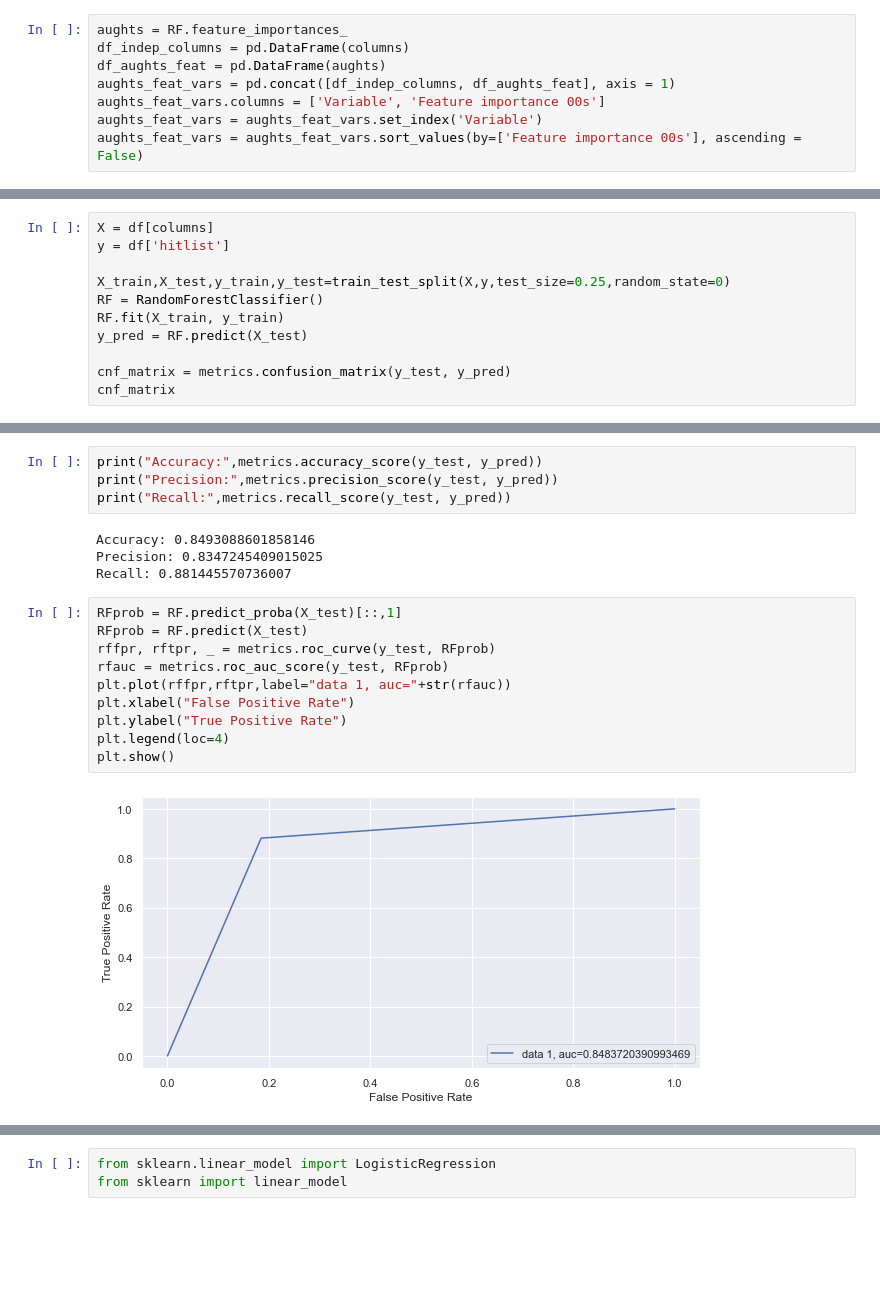
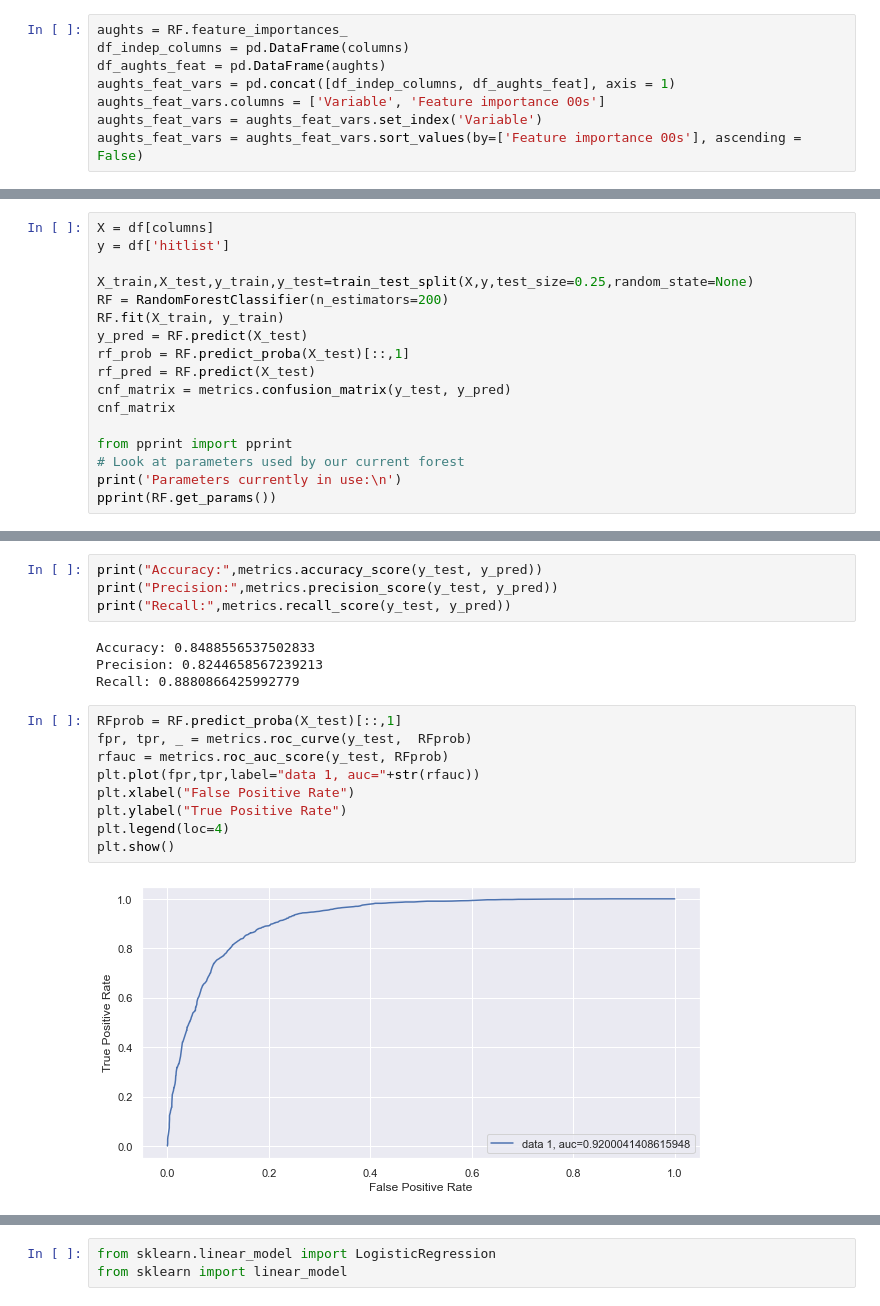
Before and after one commit to gabriellenicole/spotify-hitlist, a Jupyter notebook: IE0005_MiniProject_SpotifyHitPredictor.ipynb, the cells around one changed output, grey strips where cells are left out. Drawn from its saved outputs; the diff is of its cells as text; blank space fills up the shorter version.

```diff
--- a/IE0005_MiniProject_SpotifyHitPredictor.ipynb
+++ b/IE0005_MiniProject_SpotifyHitPredictor.ipynb
@@ -968,11 +976,17 @@ Recall: 0.8783783783783784
 X = df[columns]
 y = df['hitlist']
 
-X_train,X_test,y_train,y_test=train_test_split(X,y,test_size=0.25,random_state=0)
-RF = RandomForestClassifier()
+X_train,X_test,y_train,y_test=train_test_split(X,y,test_size=0.25,random_state=None)
+RF = RandomForestClassifier(n_estimators=200)
 RF.fit(X_train, y_train)
 y_pred = RF.predict(X_test)
-
+rf_prob = RF.predict_proba(X_test)[::,1]
+rf_pred = RF.predict(X_test)
 cnf_matrix = metrics.confusion_matrix(y_test, y_pred)
 cnf_matrix
+
+from pprint import pprint
+# Look at parameters used by our current forest
+print('Parameters currently in use:\n')
+pprint(RF.get_params())
 # %% [output]
@@ -1034,21 +1075,20 @@ print("Accuracy:",metrics.accuracy_score(y_test, y_pred))
 print("Precision:",metrics.precision_score(y_test, y_pred))
 print("Recall:",metrics.recall_score(y_test, y_pred))
 # %% [output]
-Accuracy: 0.8493088601858146
-Precision: 0.8347245409015025
-Recall: 0.881445570736007
+Accuracy: 0.8488556537502833
+Precision: 0.8244658567239213
+Recall: 0.8880866425992779
 # %%
 RFprob = RF.predict_proba(X_test)[::,1]
-RFprob = RF.predict(X_test)
-rffpr, rftpr, _ = metrics.roc_curve(y_test, RFprob)
+fpr, tpr, _ = metrics.roc_curve(y_test,  RFprob)
 rfauc = metrics.roc_auc_score(y_test, RFprob)
-plt.plot(rffpr,rftpr,label="data 1, auc="+str(rfauc))
+plt.plot(fpr,tpr,label="data 1, auc="+str(rfauc))
 plt.xlabel("False Positive Rate")
 plt.ylabel("True Positive Rate")
 plt.legend(loc=4)
 plt.show()
 # %% [output]
-[figure, old version]
+[figure, new version]
 # %%
 compare_feats = all_decade+ nineties_feat_vars + aughts_feat_vars + tens_feat_vars
 compare_feats_df = pd.concat([all_decade, nineties_feat_vars, aughts_feat_vars, tens_feat_vars], axis = 1)
```
Also changed, not shown: parts of 57 cells of this notebook, 1 other file.
